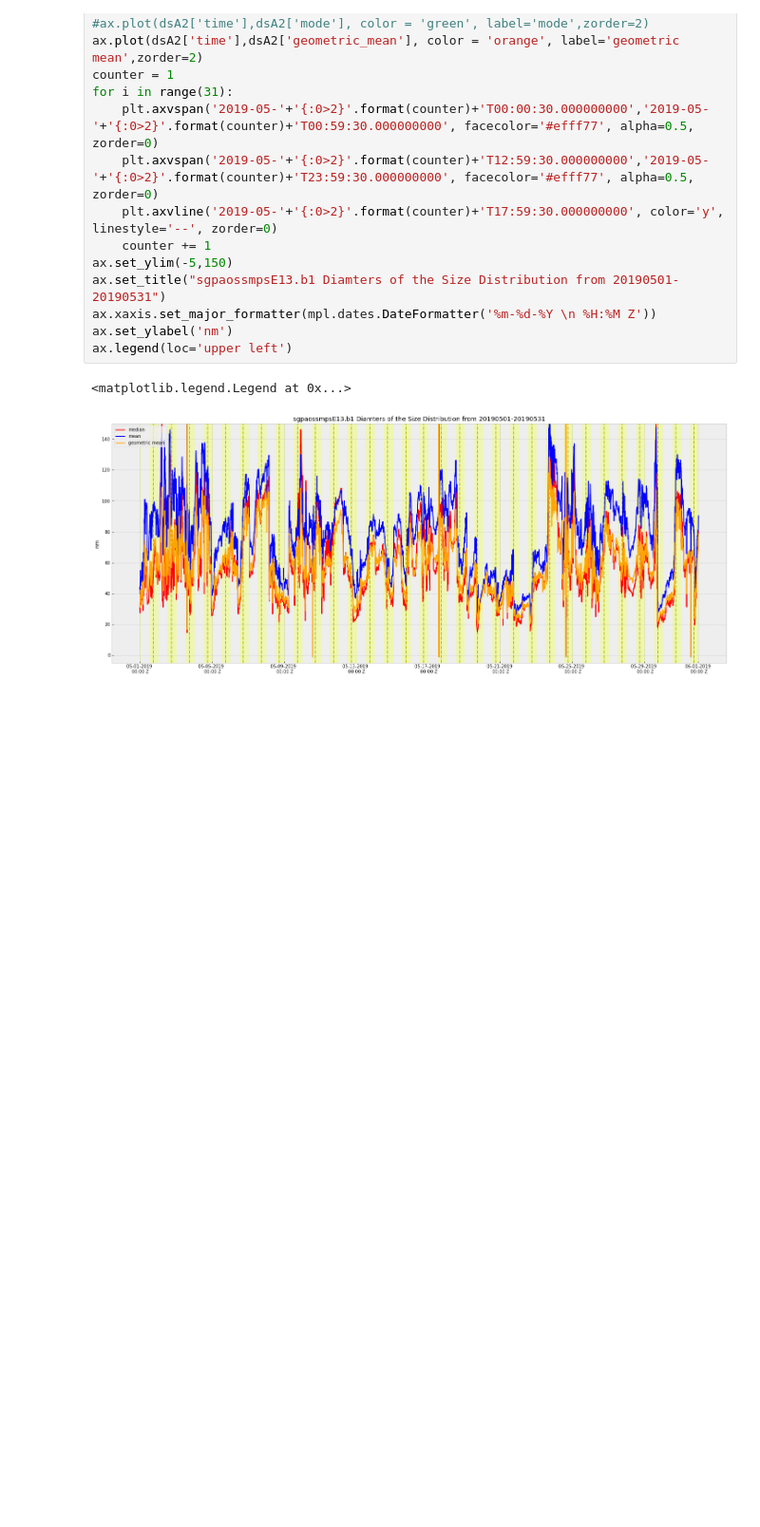
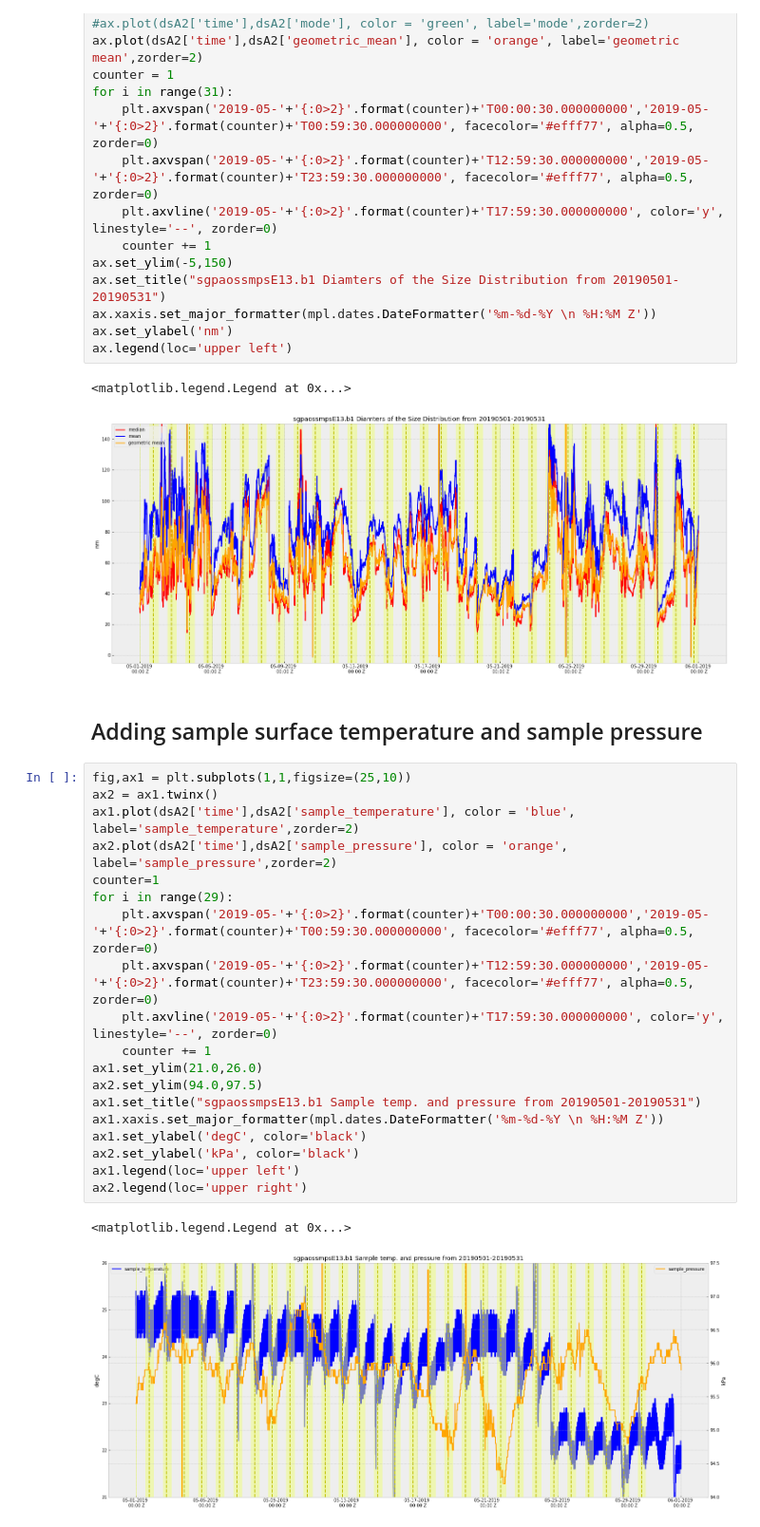
Before and after one commit to ReeseMishler/Work-File, a Jupyter notebook: AOS Proj.ipynb, the cells around one changed output. Shown at 95% size. Cells and saved outputs as stored; diff of their text form; blank space fills up the shorter version.

```diff
--- a/AOS Proj.ipynb
+++ b/AOS Proj.ipynb
@@ -185,3 +192,27 @@ ax.legend(loc='upper left')
 # %% [output]
 <matplotlib.legend.Legend at 0x...>
 [figure]
+# %% [markdown]
+## Adding sample surface temperature and sample pressure
+# %%
+fig,ax1 = plt.subplots(1,1,figsize=(25,10))
+ax2 = ax1.twinx()
+ax1.plot(dsA2['time'],dsA2['sample_temperature'], color = 'blue', label='sample_temperature',zorder=2)
+ax2.plot(dsA2['time'],dsA2['sample_pressure'], color = 'orange', label='sample_pressure',zorder=2)
+counter=1
+for i in range(29):
+    plt.axvspan('2019-05-'+'{:0>2}'.format(counter)+'T00:00:30.000000000','2019-05-'+'{:0>2}'.format(counter)+'T00:59:30.000000000', facecolor='#efff77', alpha=0.5, zorder=0)
+    plt.axvspan('2019-05-'+'{:0>2}'.format(counter)+'T12:59:30.000000000','2019-05-'+'{:0>2}'.format(counter)+'T23:59:30.000000000', facecolor='#efff77', alpha=0.5, zorder=0)
+    plt.axvline('2019-05-'+'{:0>2}'.format(counter)+'T17:59:30.000000000', color='y', linestyle='--', zorder=0)
+    counter += 1
+ax1.set_ylim(21.0,26.0)
+ax2.set_ylim(94.0,97.5)
+ax1.set_title("sgpaossmpsE13.b1 Sample temp. and pressure from 20190501-20190531")
+ax1.xaxis.set_major_formatter(mpl.dates.DateFormatter('%m-%d-%Y \n %H:%M Z'))
+ax1.set_ylabel('degC', color='black')
+ax2.set_ylabel('kPa', color='black')
+ax1.legend(loc='upper left')
+ax2.legend(loc='upper right')
+# %% [output]
+<matplotlib.legend.Legend at 0x...>
+[figure, added]
```
Also changed, not shown: parts of 7 cells of this notebook.
